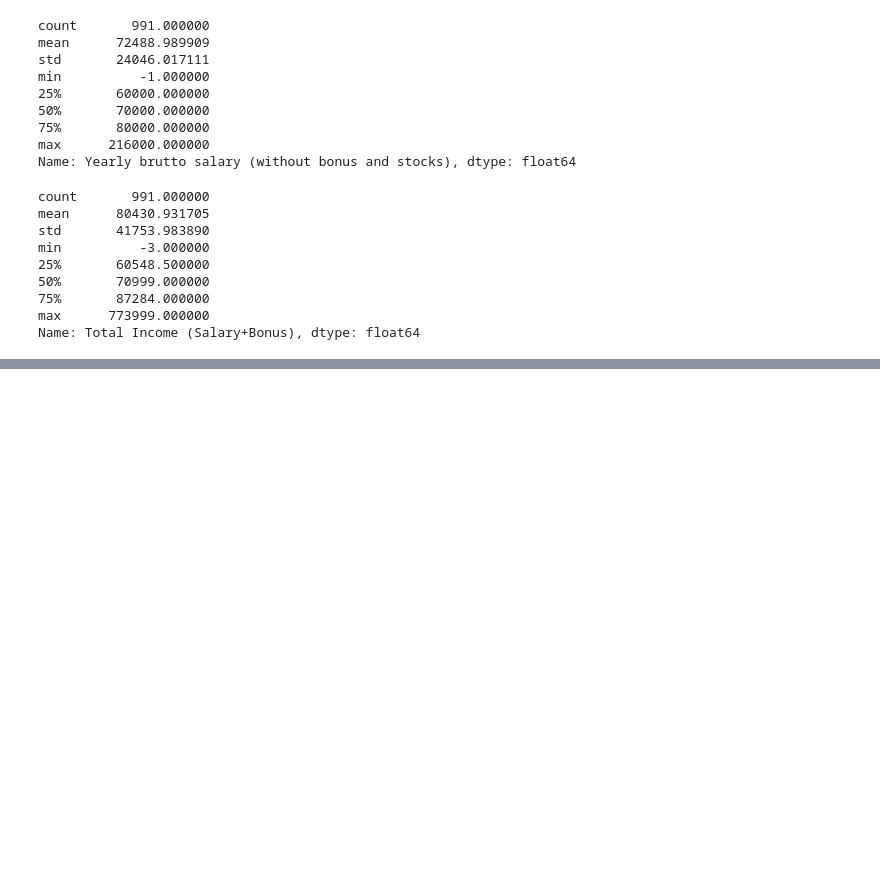
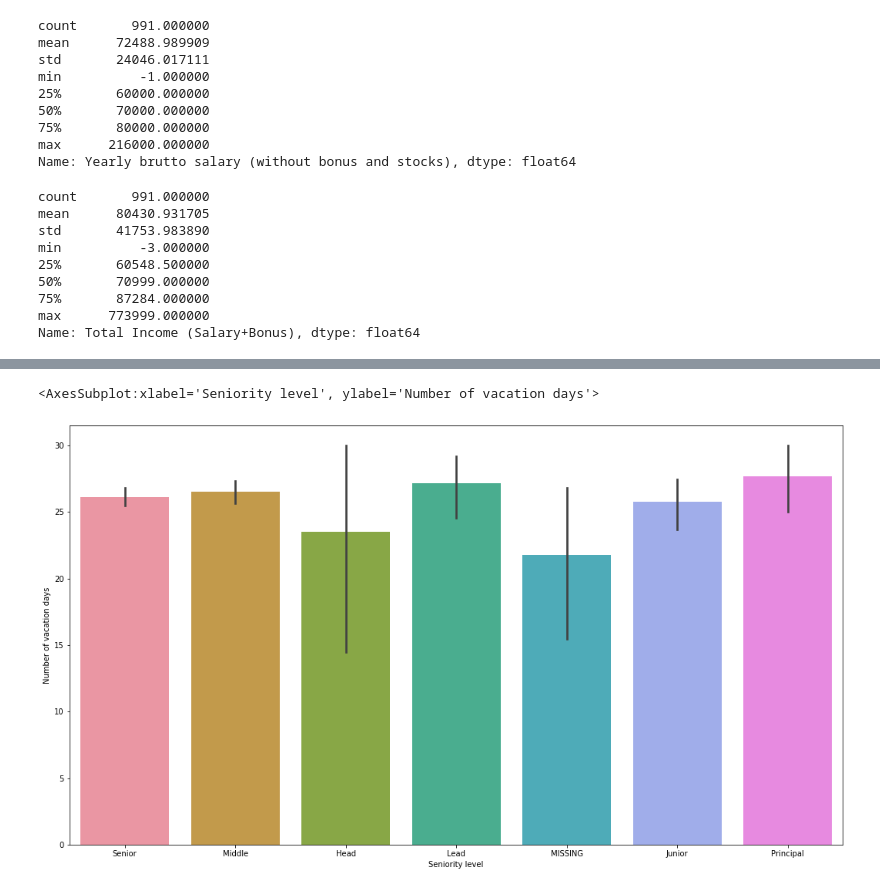
Before and after one commit to prathyusha1231/EDA, a Jupyter notebook: EDA on IT salary survey 2019.ipynb, the cells around one changed output, grey strips where cells are left out. Saved outputs shown, nothing was run; the diff lists cells and outputs as text; code cells hidden in the pictures; blank space fills up the shorter version.

```diff
--- a/EDA on IT salary survey 2019.ipynb
+++ b/EDA on IT salary survey 2019.ipynb
@@ -456,0 +489,7 @@ for f in my_features:
+# %%
+df = pd.DataFrame(data)
+plt.figure(figsize=(18,10))
+sns.barplot(x="Seniority level", y="Number of vacation days", data=df)
+# %% [output]
+<AxesSubplot:xlabel='Seniority level', ylabel='Number of vacation days'>
+[figure, added]
```
Also changed, not shown: parts of 22 cells of this notebook.
